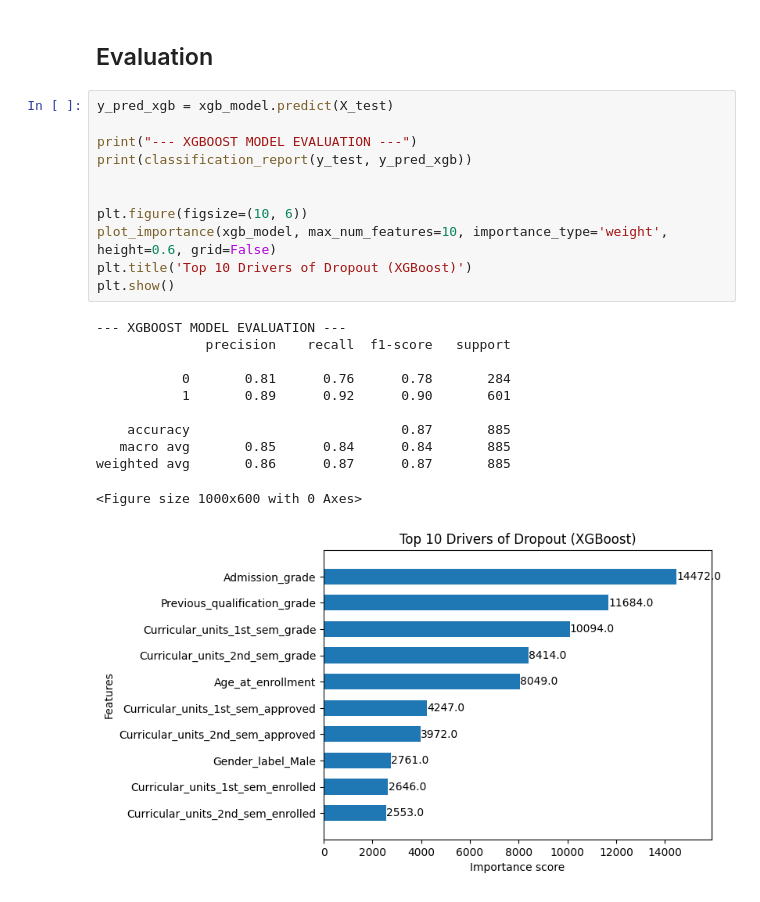
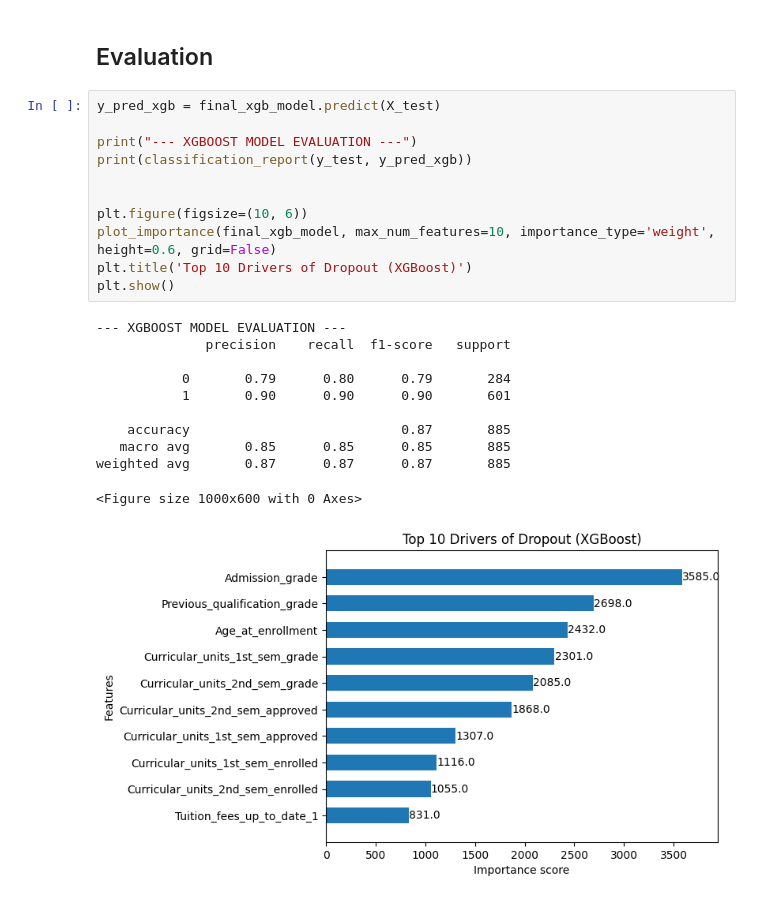
Before and after one commit to aminullohzaqi/dicoding-expert-data-science, a Jupyter notebook: submission_2/notebook.ipynb, the cells around one changed output. Saved outputs shown, nothing was run; the diff lists cells and outputs as text.

```diff
--- a/submission_2/notebook.ipynb
+++ b/submission_2/notebook.ipynb
@@ -479,25 +477,25 @@ Optimized model saved successfully!
 # %% [markdown]
 ## Evaluation
 # %%
-y_pred_xgb = xgb_model.predict(X_test)
+y_pred_xgb = final_xgb_model.predict(X_test)
 
 print("--- XGBOOST MODEL EVALUATION ---")
 print(classification_report(y_test, y_pred_xgb))
 
 
 plt.figure(figsize=(10, 6))
-plot_importance(xgb_model, max_num_features=10, importance_type='weight', height=0.6, grid=False)
+plot_importance(final_xgb_model, max_num_features=10, importance_type='weight', height=0.6, grid=False)
 plt.title('Top 10 Drivers of Dropout (XGBoost)')
 plt.show()
 # %% [output]
 --- XGBOOST MODEL EVALUATION ---
               precision    recall  f1-score   support
 
-           0       0.81      0.76      0.78       284
-           1       0.89      0.92      0.90       601
+           0       0.79      0.80      0.79       284
+           1       0.90      0.90      0.90       601
 
     accuracy                           0.87       885
-   macro avg       0.85      0.84      0.84       885
-weighted avg       0.86      0.87      0.87       885
+   macro avg       0.85      0.85      0.85       885
+weighted avg       0.87      0.87      0.87       885
 <Figure size 1000x600 with 0 Axes>
-[figure, old version]
+[figure, new version]
```
Also changed, not shown: parts of 3 cells of this notebook, 4 other files.
